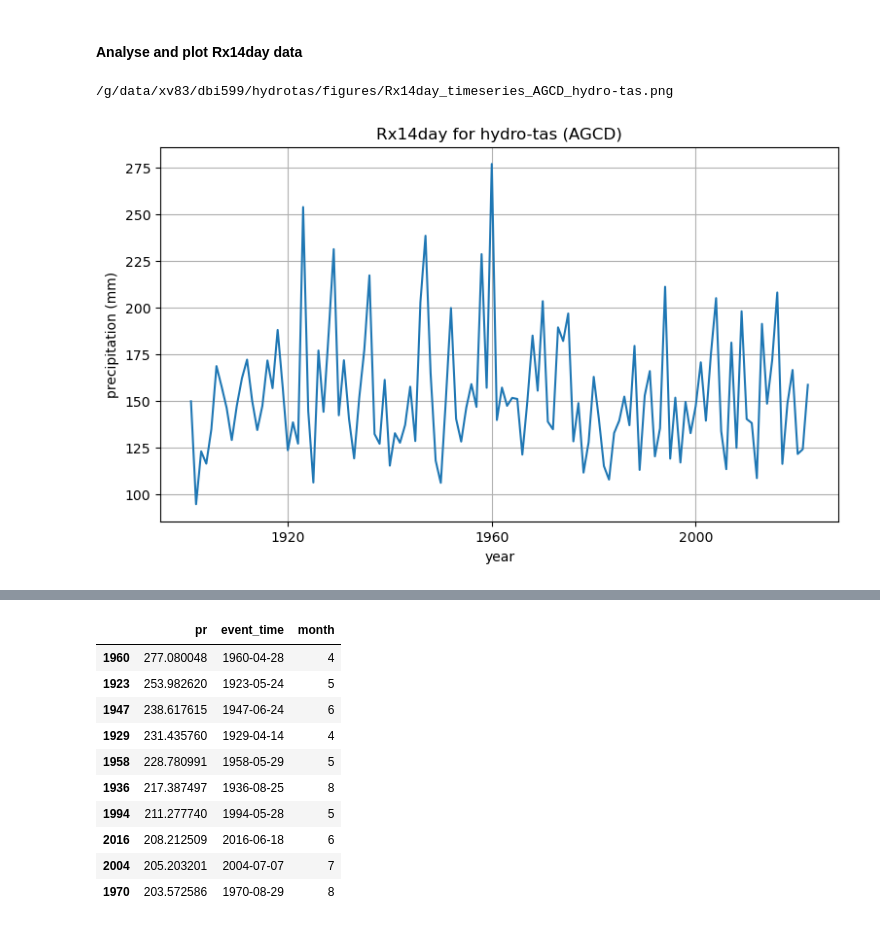
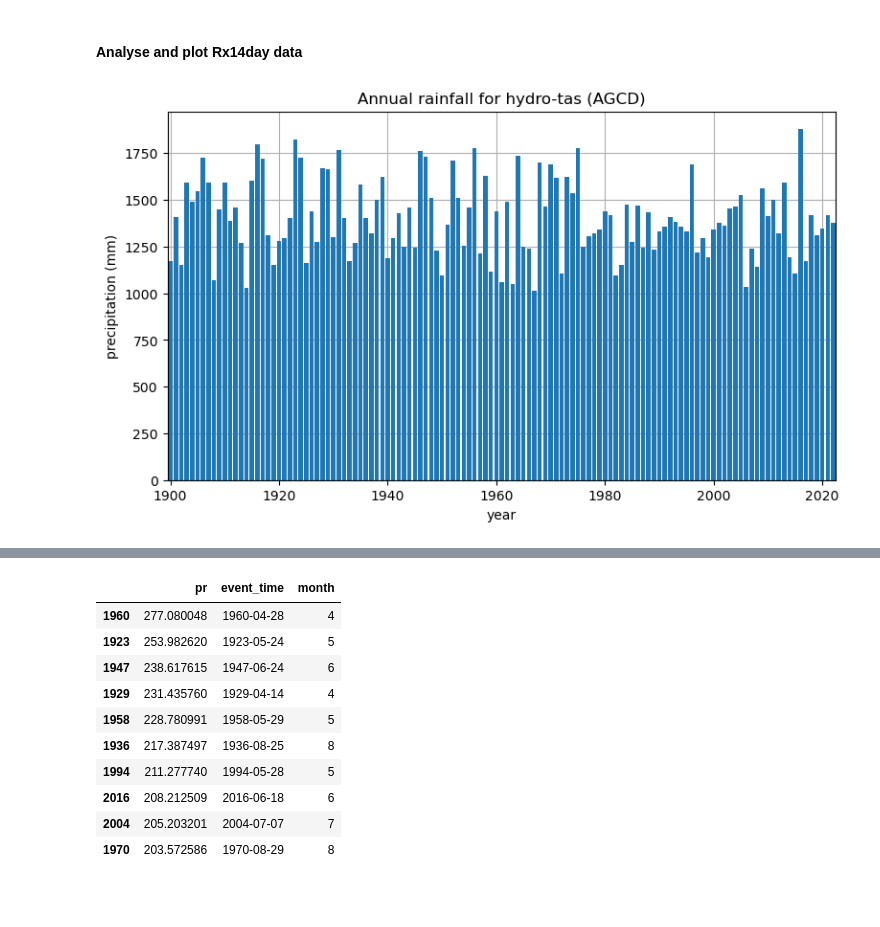
Before and after one commit to DamienIrving/hydrotas, a Jupyter notebook: AGCD_hydro-tas.ipynb, the cells around one changed output, grey strips where cells are left out. Drawn from its saved outputs; the diff is of its cells as text; code cells hidden in the pictures; blank space fills up the shorter version.

Commit message:
Swtich to bar chart

```diff
--- a/AGCD_hydro-tas.ipynb
+++ b/AGCD_hydro-tas.ipynb
@@ -35,19 +35,23 @@ assert 'region_name' in locals(), "Must provide a region name (papermill option
 #### Analyse and plot Rx14day data
 # %%
 ds_pr = fileio.open_dataset(pr_file)
+# %%
+annual_pr = ds_pr['pr'].resample(time='A-DEC').sum(dim='time', keep_attrs=True)
+annual_pr.attrs['units'] = 'mm'
+annual_pr.values
+
+fig, ax = plt.subplots(figsize=[9, 5])
+values = annual_pr.values
+years = annual_pr.time.dt.year.values
+plt.bar(years, values, zorder=2)
+plt.xlim(years[0] - 0.5, years[-1] + 0.5)
+plt.title(f'Annual rainfall for {region_name} (AGCD)')
+plt.ylabel('precipitation (mm)')
+plt.xlabel('year')
+plt.grid(zorder=3)
+plt.show()
+# %% [output]
+[figure, added]
 # %%
 ds_rx14day = fileio.open_dataset(rx14day_file)
 ds_rx14day = ds_rx14day.dropna('time')
-# %%
-ds_rx14day['pr'].plot(figsize=(9, 5))
-plt.title(f'Rx14day for {region_name} (AGCD)')
-plt.ylabel('precipitation (mm)')
-plt.xlabel('year')
-plt.grid()
-outfile = f'/g/data/xv83/dbi599/hydrotas/figures/Rx14day_timeseries_AGCD_{region_name}.png'
-print(outfile)
-plt.savefig(outfile, bbox_inches='tight', facecolor='white', dpi=dpi)
-plt.show()
-# %% [output]
-/g/data/xv83/dbi599/hydrotas/figures/Rx14day_timeseries_AGCD_hydro-tas.png
-[figure, removed]
```
Also changed, not shown: parts of 1 cell of this notebook.
